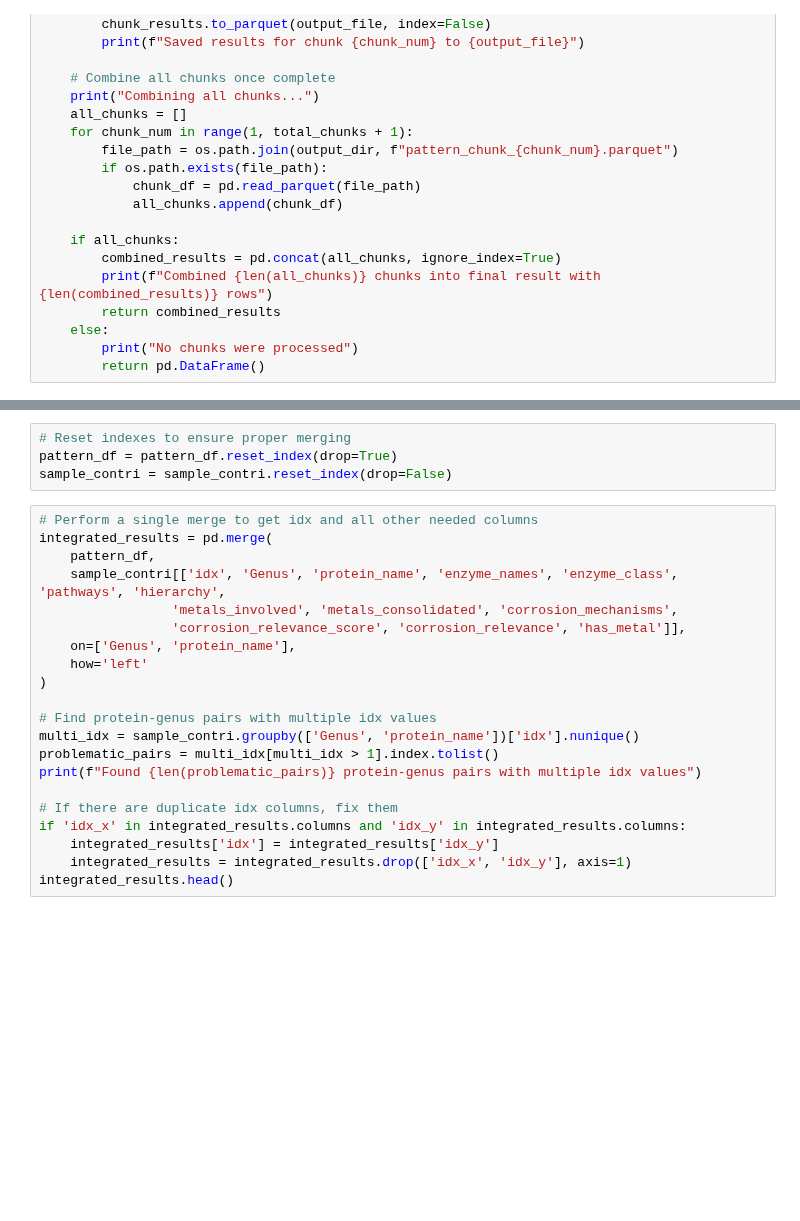
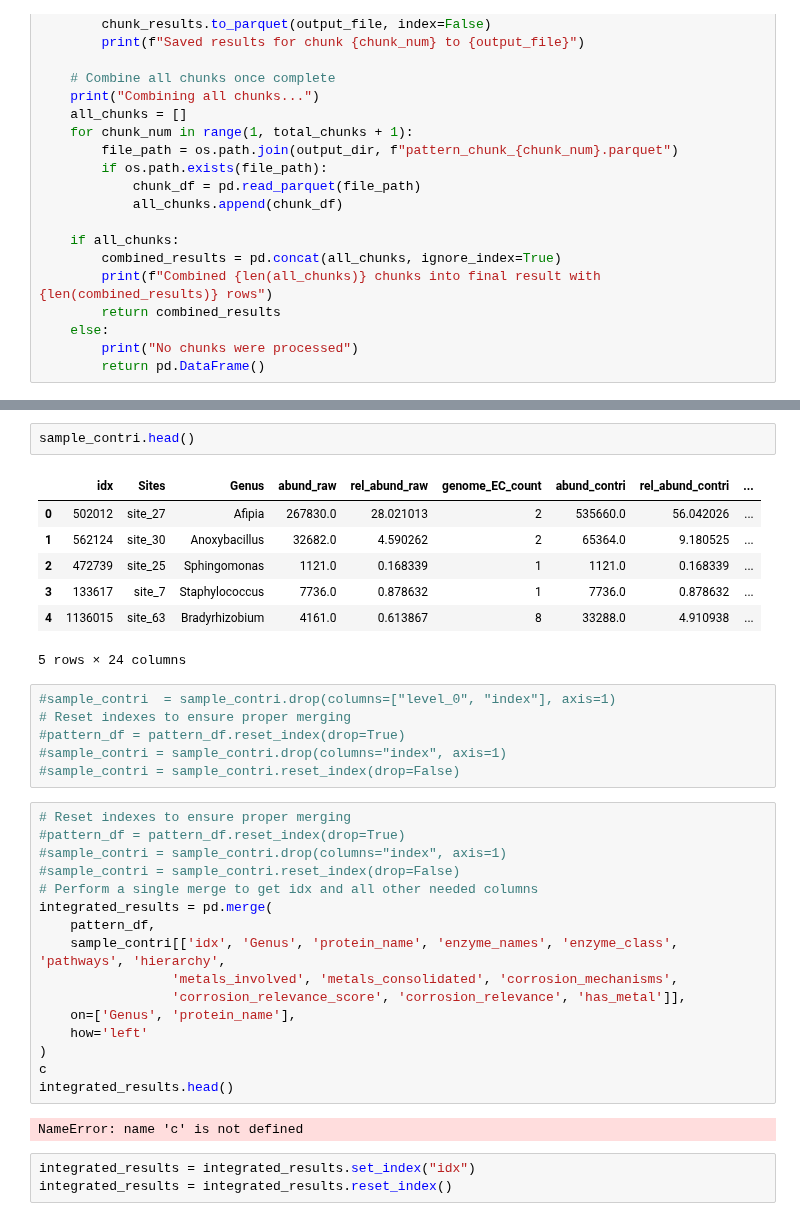
Before and after one commit to MagicAlex238/2_Micro, a Jupyter notebook: corrosion-protein-1.ipynb, the cells around one changed output, grey strips where cells are left out. Cells and saved outputs as stored; diff of their text form; blank space fills up the shorter version.

```diff
--- a/corrosion-protein-1.ipynb
+++ b/corrosion-protein-1.ipynb
@@ -805,8 +897,24 @@ plt.show()
+# %%
+sample_contri.head()
+# %% [output]
+|  | idx | Sites | Genus | abund_raw | rel_abund_raw | genome_EC_count | abund_contri | rel_abund_contri | ... |
+| 0 | 502012 | site_27 | Afipia | 267830.0 | 28.021013 | 2 | 535660.0 | 56.042026 | ... |
+| 1 | 562124 | site_30 | Anoxybacillus | 32682.0 | 4.590262 | 2 | 65364.0 | 9.180525 | ... |
+| 2 | 472739 | site_25 | Sphingomonas | 1121.0 | 0.168339 | 1 | 1121.0 | 0.168339 | ... |
+| 3 | 133617 | site_7 | Staphylococcus | 7736.0 | 0.878632 | 1 | 7736.0 | 0.878632 | ... |
+| 4 | 1136015 | site_63 | Bradyrhizobium | 4161.0 | 0.613867 | 8 | 33288.0 | 4.910938 | ... |
+5 rows × 24 columns
 # %%
+#sample_contri  = sample_contri.drop(columns=["level_0", "index"], axis=1)
 # Reset indexes to ensure proper merging
-pattern_df = pattern_df.reset_index(drop=True)
-sample_contri = sample_contri.reset_index(drop=False)
+#pattern_df = pattern_df.reset_index(drop=True)
+#sample_contri = sample_contri.drop(columns="index", axis=1)
+#sample_contri = sample_contri.reset_index(drop=False)
 # %%
+# Reset indexes to ensure proper merging
+#pattern_df = pattern_df.reset_index(drop=True)
+#sample_contri = sample_contri.drop(columns="index", axis=1)
+#sample_contri = sample_contri.reset_index(drop=False)
 # Perform a single merge to get idx and all other needed columns
 integrated_results = pd.merge(
     pattern_df,
@@ -816,14 +924,10 @@ integrated_results = pd.merge(
     on=['Genus', 'protein_name'],
     how='left'
 )
-
-# Find protein-genus pairs with multiple idx values
-multi_idx = sample_contri.groupby(['Genus', 'protein_name'])['idx'].nunique()
-problematic_pairs = multi_idx[multi_idx > 1].index.tolist()
-print(f"Found {len(problematic_pairs)} protein-genus pairs with multiple idx values")
-
-# If there are duplicate idx columns, fix them
-if 'idx_x' in integrated_results.columns and 'idx_y' in integrated_results.columns:
-    integrated_results['idx'] = integrated_results['idx_y']
-    integrated_results = integrated_results.drop(['idx_x', 'idx_y'], axis=1)
+c
 integrated_results.head()
+# %% [output]
+NameError: name 'c' is not defined
+# %%
+integrated_results = integrated_results.set_index("idx")
+integrated_results = integrated_results.reset_index()
```
Also changed, not shown: parts of 18 cells of this notebook.
